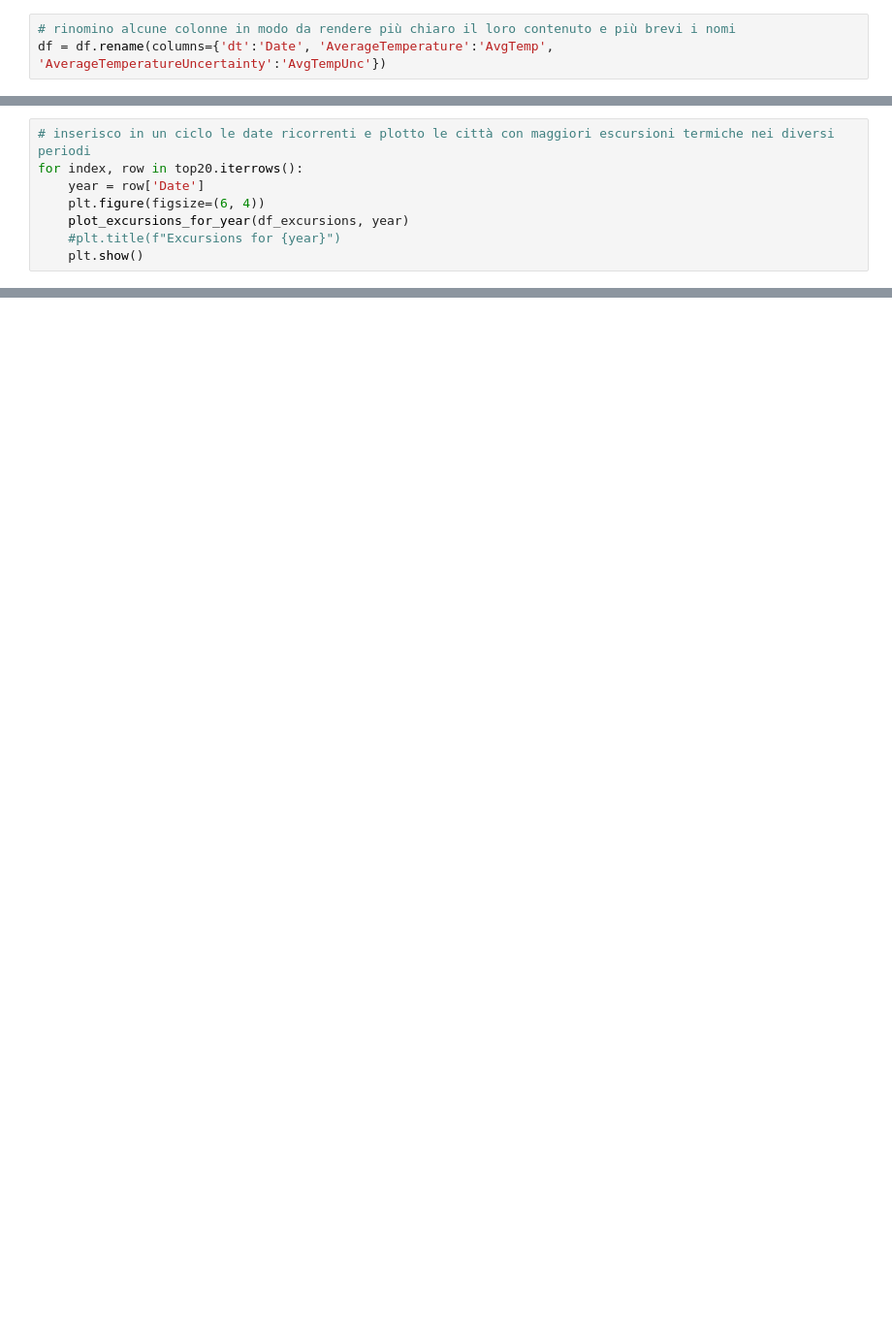
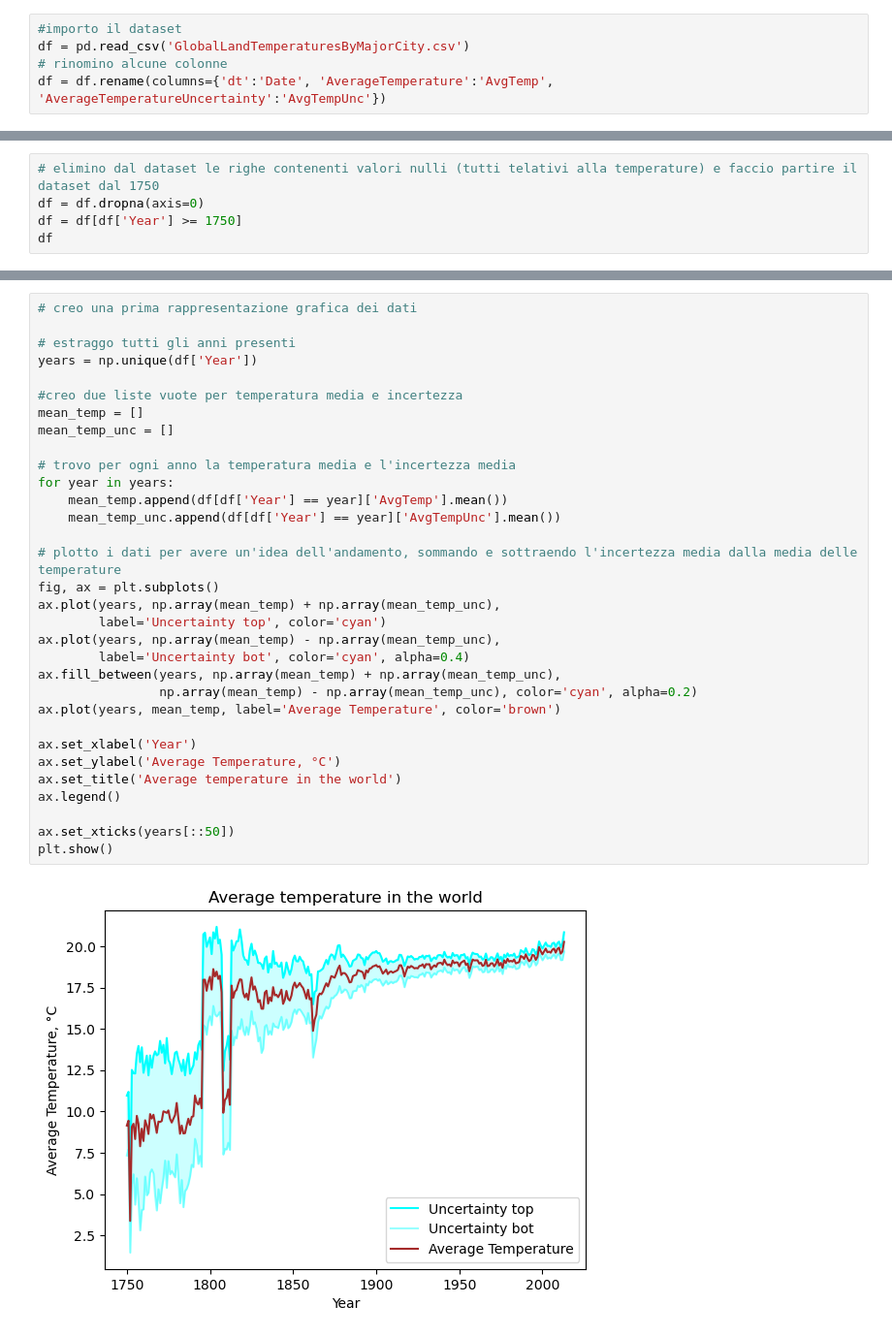
Before and after one commit to Ale004/PytestAle, a Jupyter notebook: main.ipynb, the cells around one changed output, grey strips where cells are left out. Shown at 97% size. Drawn from its saved outputs; the diff is of its cells as text; blank space fills up the shorter version.

```diff
--- a/main.ipynb
+++ b/main.ipynb
@@ -21,5 +12,7 @@ df = pd.read_csv('C:/Users/Utente/Esame Python Ale/GlobalLandTemperaturesByMajor
 # %%
-# rinomino alcune colonne in modo da rendere più chiaro il loro contenuto e più brevi i nomi
+#importo il dataset
+df = pd.read_csv('GlobalLandTemperaturesByMajorCity.csv')
+# rinomino alcune colonne
 df = df.rename(columns={'dt':'Date', 'AverageTemperature':'AvgTemp', 'AverageTemperatureUncertainty':'AvgTempUnc'})
 # %%
 # trovo i valori nulli
@@ -44,0 +33,5 @@ df
+# %%
+# elimino dal dataset le righe contenenti valori nulli (tutti telativi alla temperature) e faccio partire il dataset dal 1750
+df = df.dropna(axis=0)
+df = df[df['Year'] >= 1750]
+df
@@ -230,8 +94,0 @@ print(top20)
-# %%
-# inserisco in un ciclo le date ricorrenti e plotto le città con maggiori escursioni termiche nei diversi periodi
-for index, row in top20.iterrows():
-    year = row['Date']
-    plt.figure(figsize=(6, 4))
-    plot_excursions_for_year(df_excursions, year)
-    #plt.title(f"Excursions for {year}")
-    plt.show()
@@ -948,0 +95,34 @@ plt.show()
+# %%
+# creo una prima rappresentazione grafica dei dati
+
+# estraggo tutti gli anni presenti
+years = np.unique(df['Year'])
+
+#creo due liste vuote per temperatura media e incertezza
+mean_temp = []
+mean_temp_unc = []
+
+# trovo per ogni anno la temperatura media e l'incertezza media
+for year in years:
+    mean_temp.append(df[df['Year'] == year]['AvgTemp'].mean())
+    mean_temp_unc.append(df[df['Year'] == year]['AvgTempUnc'].mean())
+
+# plotto i dati per avere un'idea dell'andamento, sommando e sottraendo l'incertezza media dalla media delle temperature
+fig, ax = plt.subplots()
+ax.plot(years, np.array(mean_temp) + np.array(mean_temp_unc),
+        label='Uncertainty top', color='cyan')
+ax.plot(years, np.array(mean_temp) - np.array(mean_temp_unc),
+        label='Uncertainty bot', color='cyan', alpha=0.4)
+ax.fill_between(years, np.array(mean_temp) + np.array(mean_temp_unc),
+                np.array(mean_temp) - np.array(mean_temp_unc), color='cyan', alpha=0.2)
+ax.plot(years, mean_temp, label='Average Temperature', color='brown')
+
+ax.set_xlabel('Year')
+ax.set_ylabel('Average Temperature, °C')
+ax.set_title('Average temperature in the world')
+ax.legend()
+
+ax.set_xticks(years[::50])
+plt.show()
+# %% [output]
+[figure, added]
```
Also changed, not shown: parts of 74 cells of this notebook, 3 other files.
